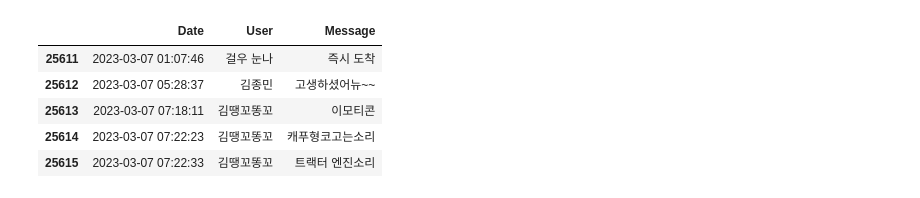
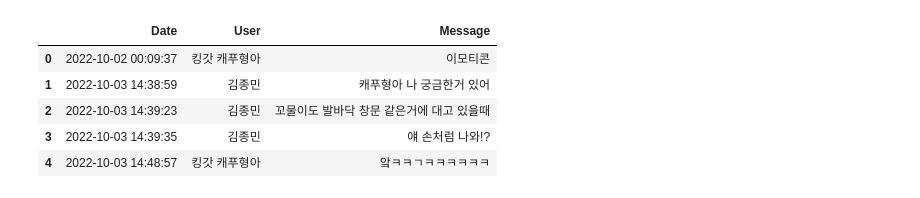
Before and after one commit to EvoDmiK/TIL, a Jupyter notebook: doodle/ipynb/dongbang 3 baksa.ipynb, the cells around one changed output. Cells and saved outputs as stored; diff of their text form; code cells hidden in the pictures.

```diff
--- a/doodle/ipynb/dongbang 3 baksa.ipynb
+++ b/doodle/ipynb/dongbang 3 baksa.ipynb
@@ -15,15 +15,15 @@ FONT_PATH = f'{ROOT_PATH}/doodle/data/fonts/NanumMyeongjo.ttf'
 font = font_manager.FontProperties(fname = FONT_PATH).get_name()
 rc('font', family = font)
 # %%
-df = pd.read_csv(DATA_PATH).iloc[25611:]
+df = pd.read_csv(DATA_PATH)
 df.head()
 # %% [output]
 |  | Date | User | Message |
-| 25611 | 2023-03-07 01:07:46 | 걸우 눈나 | 즉시 도착 |
-| 25612 | 2023-03-07 05:28:37 | 김종민 | 고생하셨어뉴~~ |
-| 25613 | 2023-03-07 07:18:11 | 김땡꼬똥꼬 | 이모티콘 |
-| 25614 | 2023-03-07 07:22:23 | 김땡꼬똥꼬 | 캐푸형코고는소리 |
-| 25615 | 2023-03-07 07:22:33 | 김땡꼬똥꼬 | 트랙터 엔진소리 |
+| 0 | 2022-10-02 00:09:37 | 킹갓 캐푸형아 | 이모티콘 |
+| 1 | 2022-10-03 14:38:59 | 김종민 | 캐푸형아 나 궁금한거 있어 |
+| 2 | 2022-10-03 14:39:23 | 김종민 | 꼬물이도 발바닥 창문 같은거에 대고 있을때 |
+| 3 | 2022-10-03 14:39:35 | 김종민 | 얘 손처럼 나와!? |
+| 4 | 2022-10-03 14:48:57 | 킹갓 캐푸형아 | 앜ㅋㅋㄱㅋㅋㅋㅋㅋㅋ |
 # %%
 def change_name(df):
 
```
Also changed, not shown: parts of 12 cells of this notebook, 2 other files.
